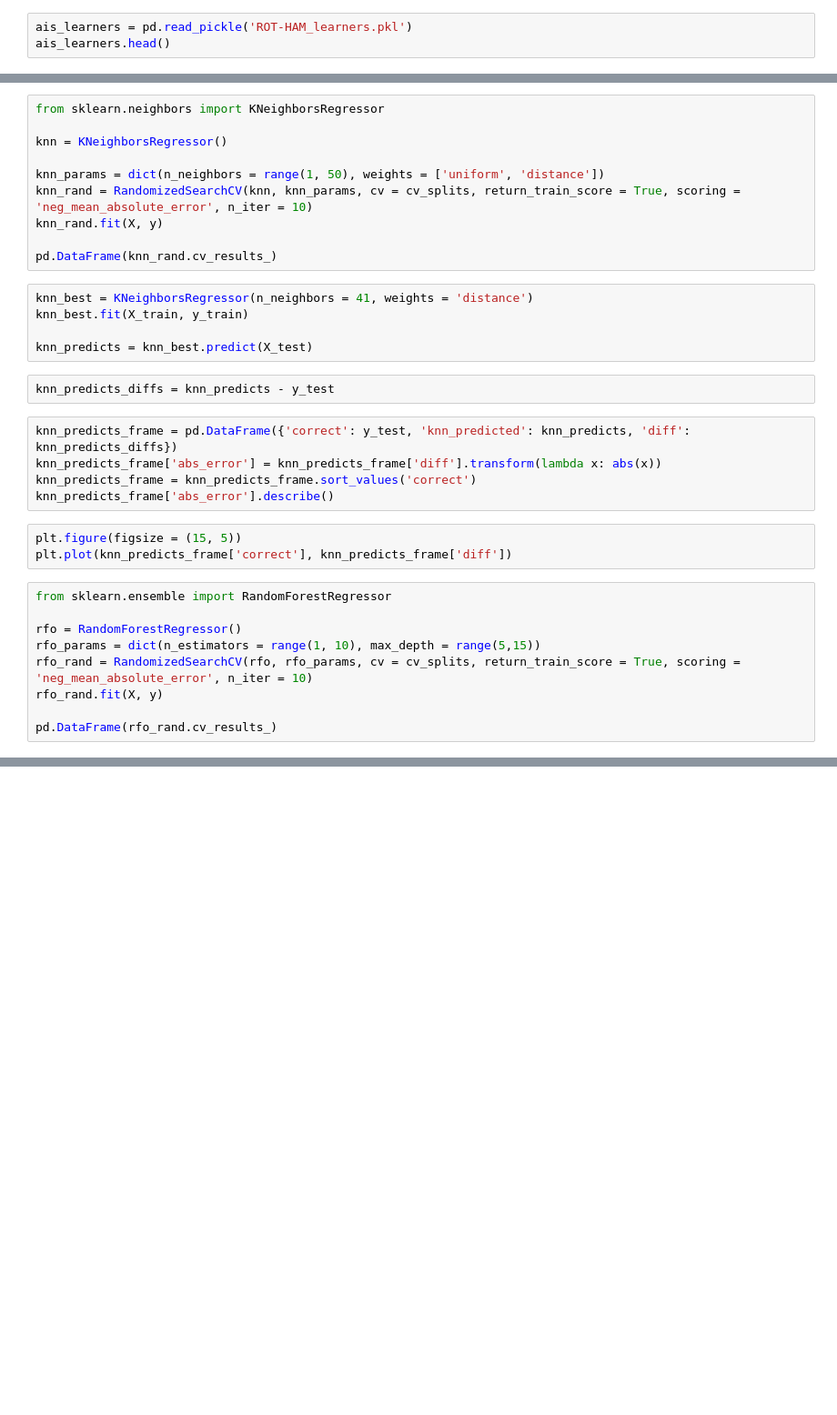
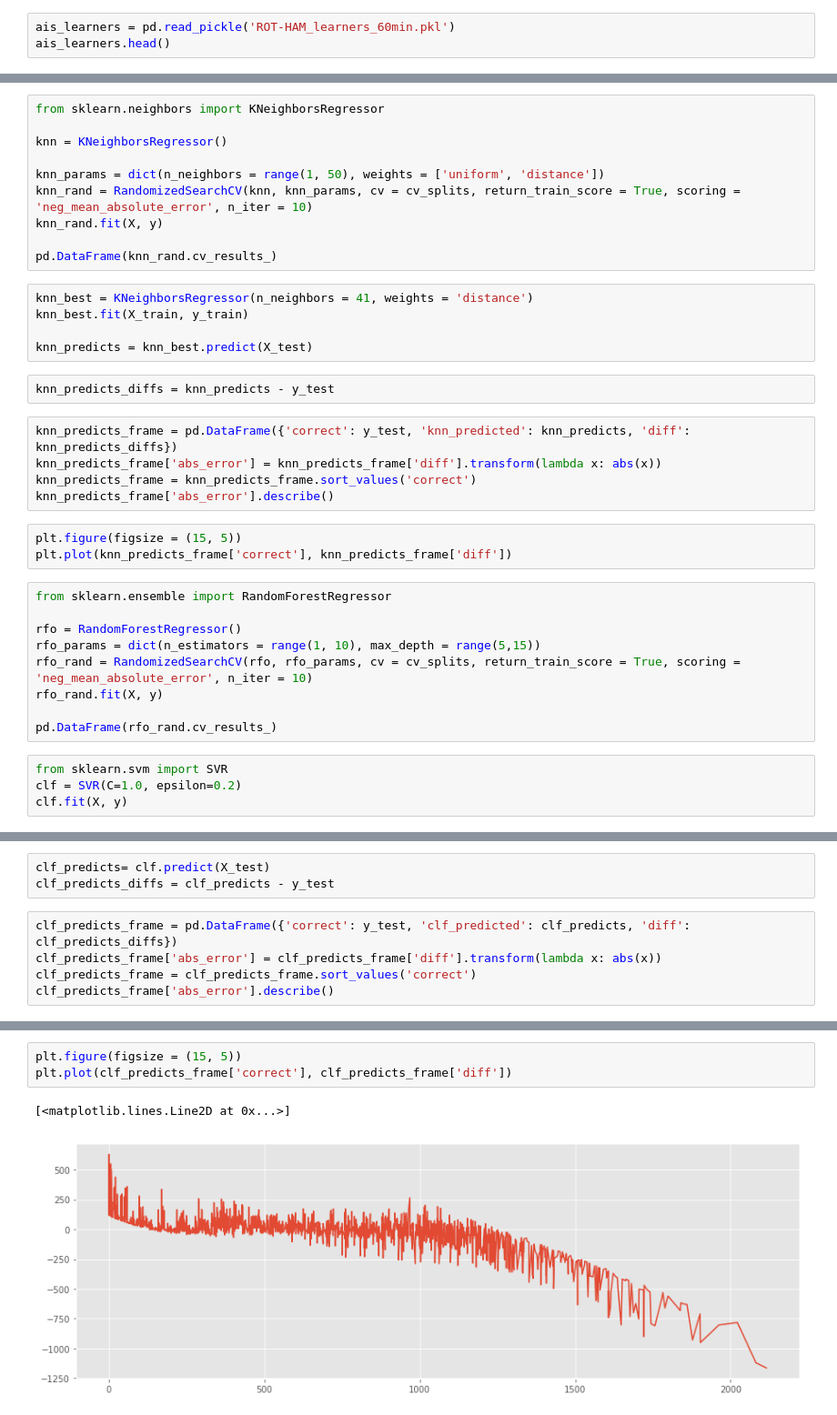
Before and after one commit to jank324/ais-predictor, a Jupyter notebook: data/learning ROT-HAM.ipynb, the cells around one changed output, grey strips where cells are left out. Shown at 91% size. Saved outputs shown, nothing was run; the diff lists cells and outputs as text; blank space fills up the shorter version.

```diff
--- a/data/learning ROT-HAM.ipynb
+++ b/data/learning ROT-HAM.ipynb
@@ -14,5 +14,5 @@ import cartopy.io.img_tiles as cimgt
 
 import AISMapPlot as aismap
 # %%
-ais_learners = pd.read_pickle('ROT-HAM_learners.pkl')
+ais_learners = pd.read_pickle('ROT-HAM_learners_60min.pkl')
 ais_learners.head()
@@ -74,3 +81,7 @@ rfo_rand = RandomizedSearchCV(rfo, rfo_params, cv = cv_splits, return_train_scor
 rfo_rand.fit(X, y)
 
 pd.DataFrame(rfo_rand.cv_results_)
+# %%
+from sklearn.svm import SVR
+clf = SVR(C=1.0, epsilon=0.2)
+clf.fit(X, y)
@@ -76,0 +91,8 @@ pd.DataFrame(rfo_rand.cv_results_)
+# %%
+clf_predicts= clf.predict(X_test)
+clf_predicts_diffs = clf_predicts - y_test
+# %%
+clf_predicts_frame = pd.DataFrame({'correct': y_test, 'clf_predicted': clf_predicts, 'diff': clf_predicts_diffs})
+clf_predicts_frame['abs_error'] = clf_predicts_frame['diff'].transform(lambda x: abs(x))
+clf_predicts_frame = clf_predicts_frame.sort_values('correct')
+clf_predicts_frame['abs_error'].describe()
@@ -76,0 +109,6 @@ pd.DataFrame(rfo_rand.cv_results_)
+# %%
+plt.figure(figsize = (15, 5))
+plt.plot(clf_predicts_frame['correct'], clf_predicts_frame['diff'])
+# %% [output]
+[<matplotlib.lines.Line2D at 0x...>]
+[figure, added]
```
Also changed, not shown: parts of 3 cells of this notebook.
